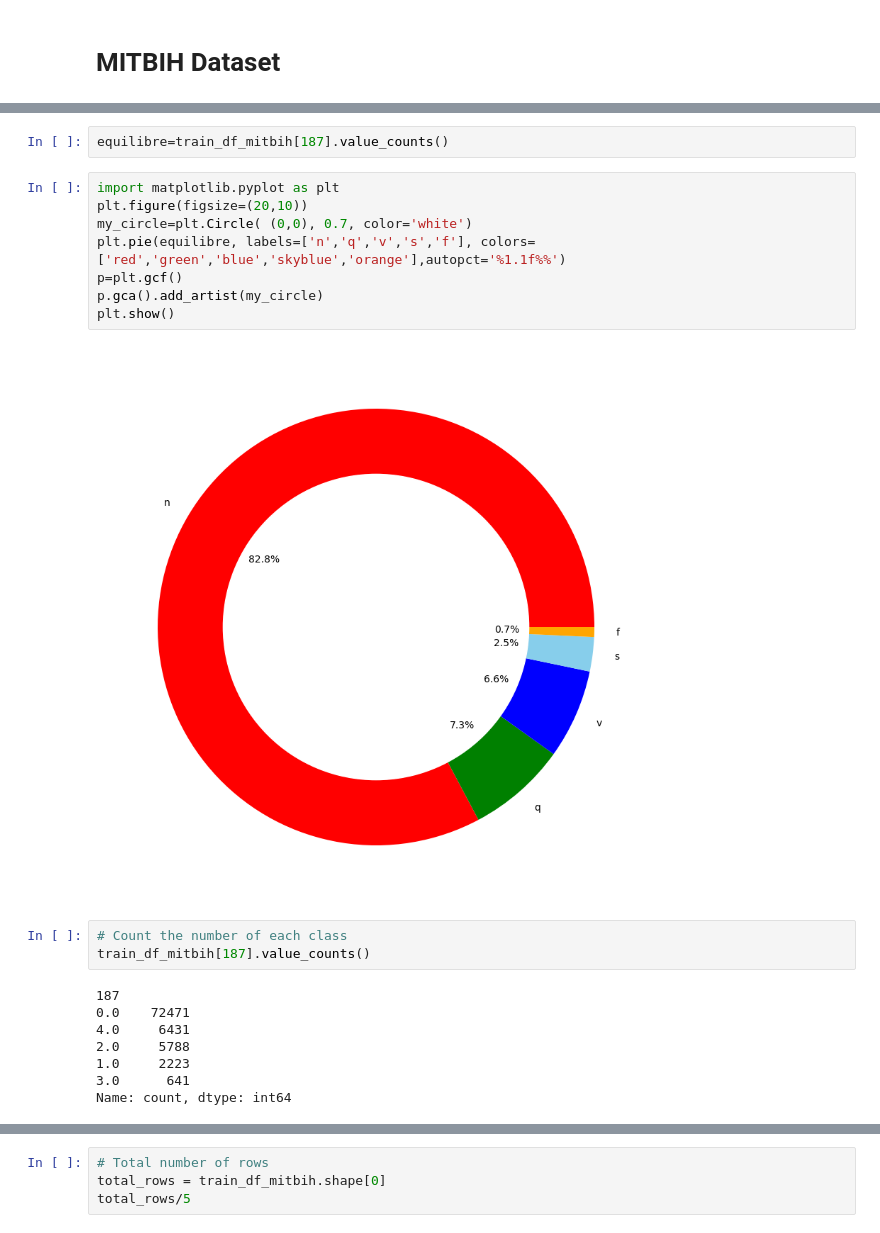
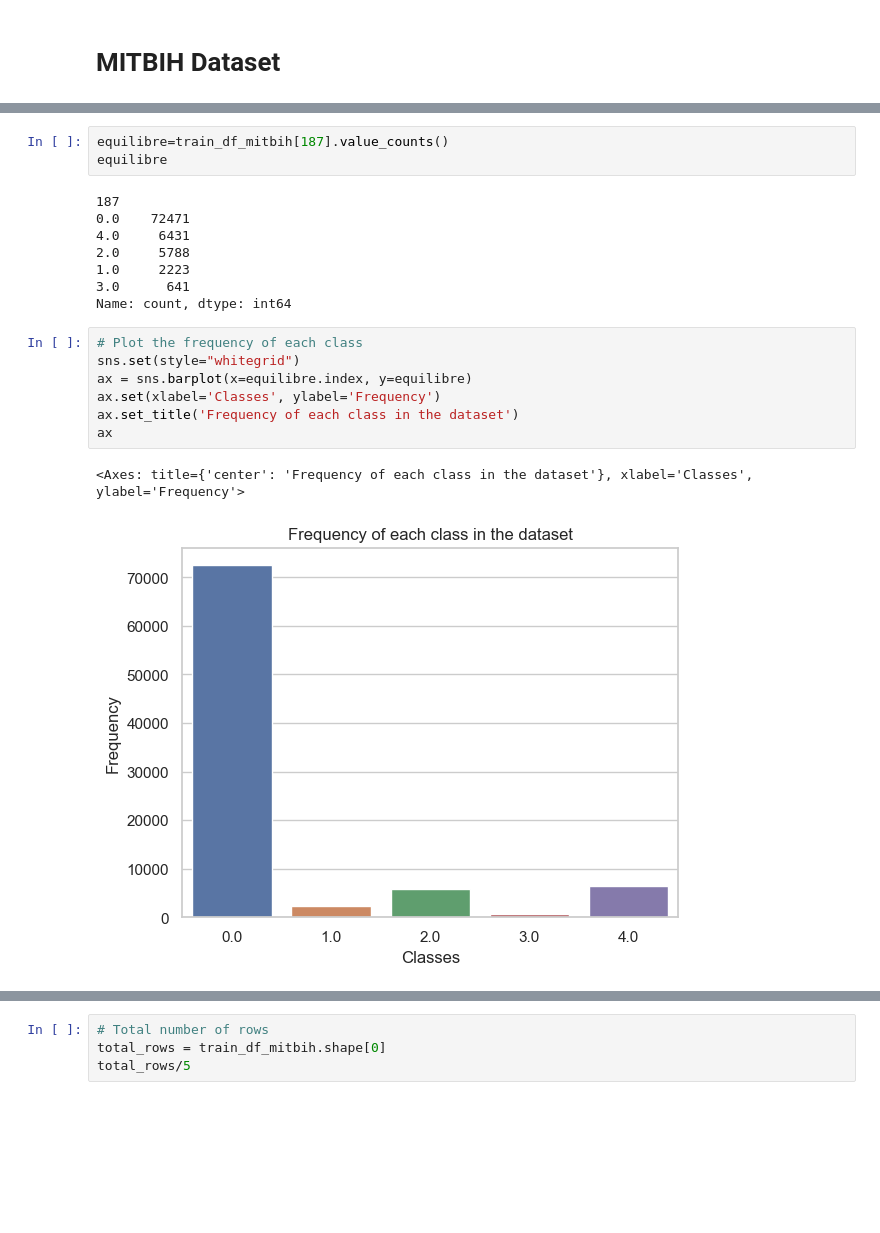
Before and after one commit to XuanTung2k3/mlmed2024, a Jupyter notebook: Practice 1/practice_1.ipynb, the cells around one changed output, grey strips where cells are left out. Cells and saved outputs as stored; diff of their text form; blank space fills up the shorter version.

```diff
--- a/Practice 1/practice_1.ipynb
+++ b/Practice 1/practice_1.ipynb
@@ -10,25 +24,23 @@ train_df_mitbih
 # %%
 equilibre=train_df_mitbih[187].value_counts()
+equilibre
+# %% [output]
+187
+0.0    72471
+4.0     6431
+2.0     5788
+1.0     2223
+3.0      641
+Name: count, dtype: int64
-# %%
-import matplotlib.pyplot as plt
-plt.figure(figsize=(20,10))
-my_circle=plt.Circle( (0,0), 0.7, color='white')
-plt.pie(equilibre, labels=['n','q','v','s','f'], colors=['red','green','blue','skyblue','orange'],autopct='%1.1f%%')
-p=plt.gcf()
-p.gca().add_artist(my_circle)
-plt.show()
-# %% [output]
-[figure, removed]
-# %%
-# Count the number of each class
-train_df_mitbih[187].value_counts()
-# %% [output]
-187
-0.0    72471
-4.0     6431
-2.0     5788
-1.0     2223
-3.0      641
-Name: count, dtype: int64
+# %%
+# Plot the frequency of each class
+sns.set(style="whitegrid")
+ax = sns.barplot(x=equilibre.index, y=equilibre)
+ax.set(xlabel='Classes', ylabel='Frequency')
+ax.set_title('Frequency of each class in the dataset')
+ax
+# %% [output]
+<Axes: title={'center': 'Frequency of each class in the dataset'}, xlabel='Classes', ylabel='Frequency'>
+[figure, added]
 # %%
 # Plot a random sample of each class
```
Also changed, not shown: parts of 33 cells of this notebook, 2 other files.
